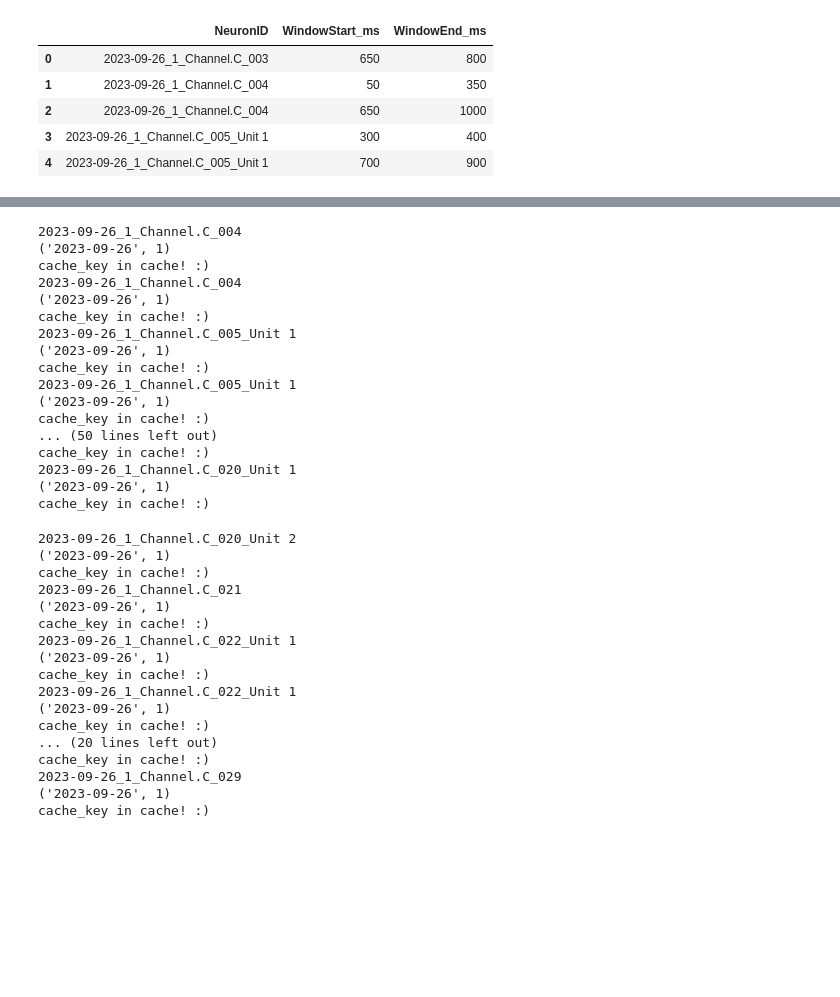
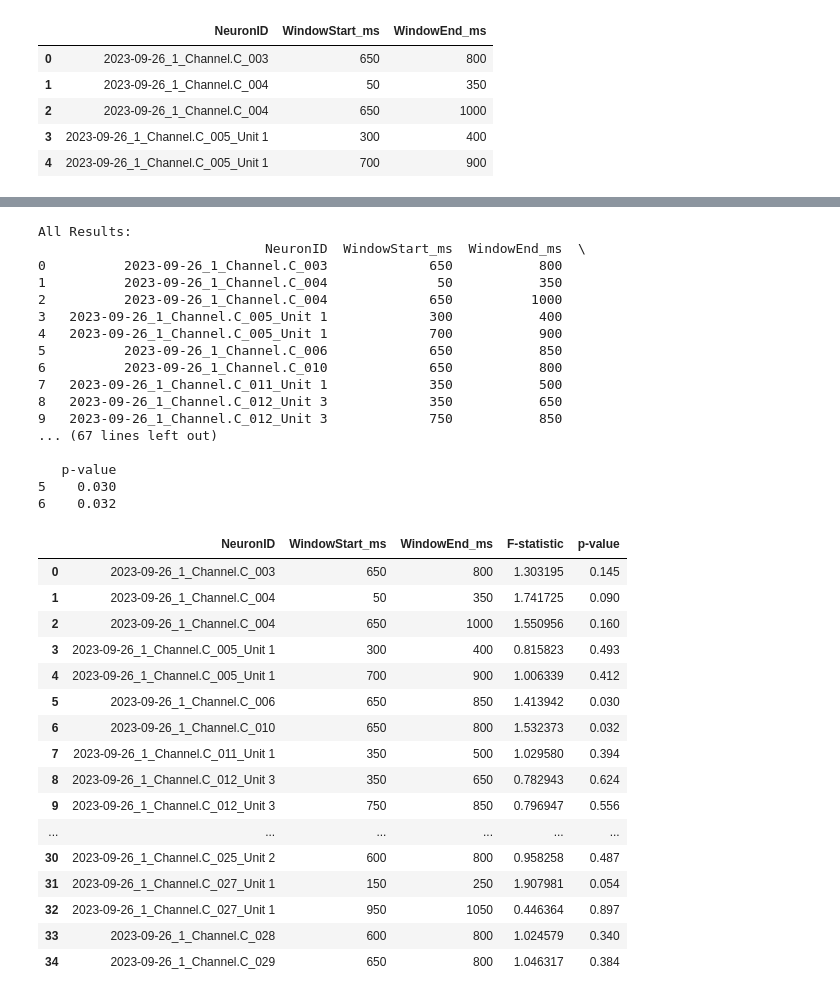
Before and after one commit to EdConnorLab/Julie, a Jupyter notebook: notebooks/response_window.ipynb, the cells around one changed output, grey strips where cells are left out. Drawn from its saved outputs; the diff is of its cells as text; code cells hidden in the pictures; blank space fills up the shorter version.

```diff
--- a/notebooks/response_window.ipynb
+++ b/notebooks/response_window.ipynb
@@ -83,4 +83,14 @@ results_df.head()
 | 4 | 2023-09-26_1_Channel.C_005_Unit 1 | 700 | 900 |
 # %%
 final_df = extract_spike_counts_from_windows(results_df)
+zombies_df = final_df[final_df['MonkeyGroup'] == 'Zombies']
+run_permutation_anova_by_window(zombies_df,
+                                    category_col='MonkeyName',
+                                    neuron_col='NeuronID',
+                                    count_col='SpikeCount',
+                                    window_start_col='WindowStart_ms',
+                                    window_end_col='WindowEnd_ms',
+                                    n_permutations=1000,
+                                    alpha=0.05,
+                                    plot=False)
 # %% [output]
@@ -91,46 +97,46 @@ cache_key not in cache. reading the raw file
 Reading Intan Technologies RHD2000 Data File, Version 3.2
 
 Found 24 amplifier channels.
 Found 0 auxiliary input channels.
 Found 0 supply voltage channels.
 Found 0 board ADC channels.
 Found 2 board digital input channels.
 Found 0 board digital output channels.
 Found 0 temperature sensors channels.
 
 Header file contains no data.  Amplifiers were sampled at 20.00 kS/s.
 Done!  Elapsed time: 0.0 seconds
-2023-09-26_1_Channel.C_004
-('2023-09-26', 1)
-cache_key in cache! :)
-2023-09-26_1_Channel.C_004
-('2023-09-26', 1)
-cache_key in cache! :)
-2023-09-26_1_Channel.C_005_Unit 1
-('2023-09-26', 1)
-cache_key in cache! :)
-2023-09-26_1_Channel.C_005_Unit 1
-('2023-09-26', 1)
-cache_key in cache! :)
-... (50 lines left out)
-cache_key in cache! :)
-2023-09-26_1_Channel.C_020_Unit 1
-('2023-09-26', 1)
-cache_key in cache! :)
+All Results:
+                             NeuronID  WindowStart_ms  WindowEnd_ms  \
+0          2023-09-26_1_Channel.C_003             650           800
+1          2023-09-26_1_Channel.C_004              50           350
+2          2023-09-26_1_Channel.C_004             650          1000
+3   2023-09-26_1_Channel.C_005_Unit 1             300           400
+4   2023-09-26_1_Channel.C_005_Unit 1             700           900
+5          2023-09-26_1_Channel.C_006             650           850
+6          2023-09-26_1_Channel.C_010             650           800
+7   2023-09-26_1_Channel.C_011_Unit 1             350           500
+8   2023-09-26_1_Channel.C_012_Unit 3             350           650
+9   2023-09-26_1_Channel.C_012_Unit 3             750           850
+... (67 lines left out)
+
+   p-value
+5    0.030
+6    0.032
-2023-09-26_1_Channel.C_020_Unit 2
-('2023-09-26', 1)
-cache_key in cache! :)
-2023-09-26_1_Channel.C_021
-('2023-09-26', 1)
-cache_key in cache! :)
-2023-09-26_1_Channel.C_022_Unit 1
-('2023-09-26', 1)
-cache_key in cache! :)
-2023-09-26_1_Channel.C_022_Unit 1
-('2023-09-26', 1)
-cache_key in cache! :)
-... (20 lines left out)
-cache_key in cache! :)
-2023-09-26_1_Channel.C_029
-('2023-09-26', 1)
-cache_key in cache! :)
+|  | NeuronID | WindowStart_ms | WindowEnd_ms | F-statistic | p-value |
+| 0 | 2023-09-26_1_Channel.C_003 | 650 | 800 | 1.303195 | 0.145 |
+| 1 | 2023-09-26_1_Channel.C_004 | 50 | 350 | 1.741725 | 0.090 |
+| 2 | 2023-09-26_1_Channel.C_004 | 650 | 1000 | 1.550956 | 0.160 |
+| 3 | 2023-09-26_1_Channel.C_005_Unit 1 | 300 | 400 | 0.815823 | 0.493 |
+| 4 | 2023-09-26_1_Channel.C_005_Unit 1 | 700 | 900 | 1.006339 | 0.412 |
+| 5 | 2023-09-26_1_Channel.C_006 | 650 | 850 | 1.413942 | 0.030 |
+| 6 | 2023-09-26_1_Channel.C_010 | 650 | 800 | 1.532373 | 0.032 |
+| 7 | 2023-09-26_1_Channel.C_011_Unit 1 | 350 | 500 | 1.029580 | 0.394 |
+| 8 | 2023-09-26_1_Channel.C_012_Unit 3 | 350 | 650 | 0.782943 | 0.624 |
+| 9 | 2023-09-26_1_Channel.C_012_Unit 3 | 750 | 850 | 0.796947 | 0.556 |
+| ... | ... | ... | ... | ... | ... |
+| 30 | 2023-09-26_1_Channel.C_025_Unit 2 | 600 | 800 | 0.958258 | 0.487 |
+| 31 | 2023-09-26_1_Channel.C_027_Unit 1 | 150 | 250 | 1.907981 | 0.054 |
+| 32 | 2023-09-26_1_Channel.C_027_Unit 1 | 950 | 1050 | 0.446364 | 0.897 |
+| 33 | 2023-09-26_1_Channel.C_028 | 600 | 800 | 1.024579 | 0.340 |
+| 34 | 2023-09-26_1_Channel.C_029 | 650 | 800 | 1.046317 | 0.384 |
```
Also changed, not shown: parts of 7 cells of this notebook.
